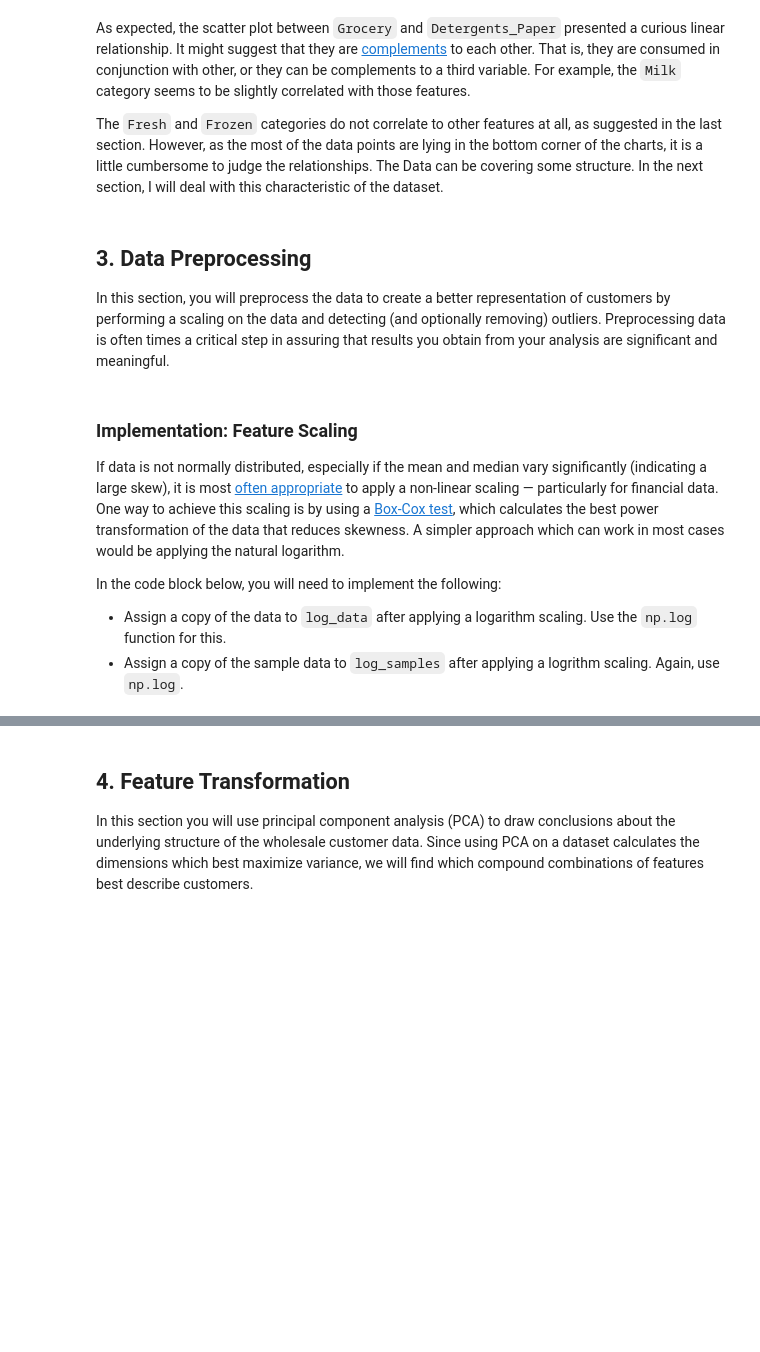
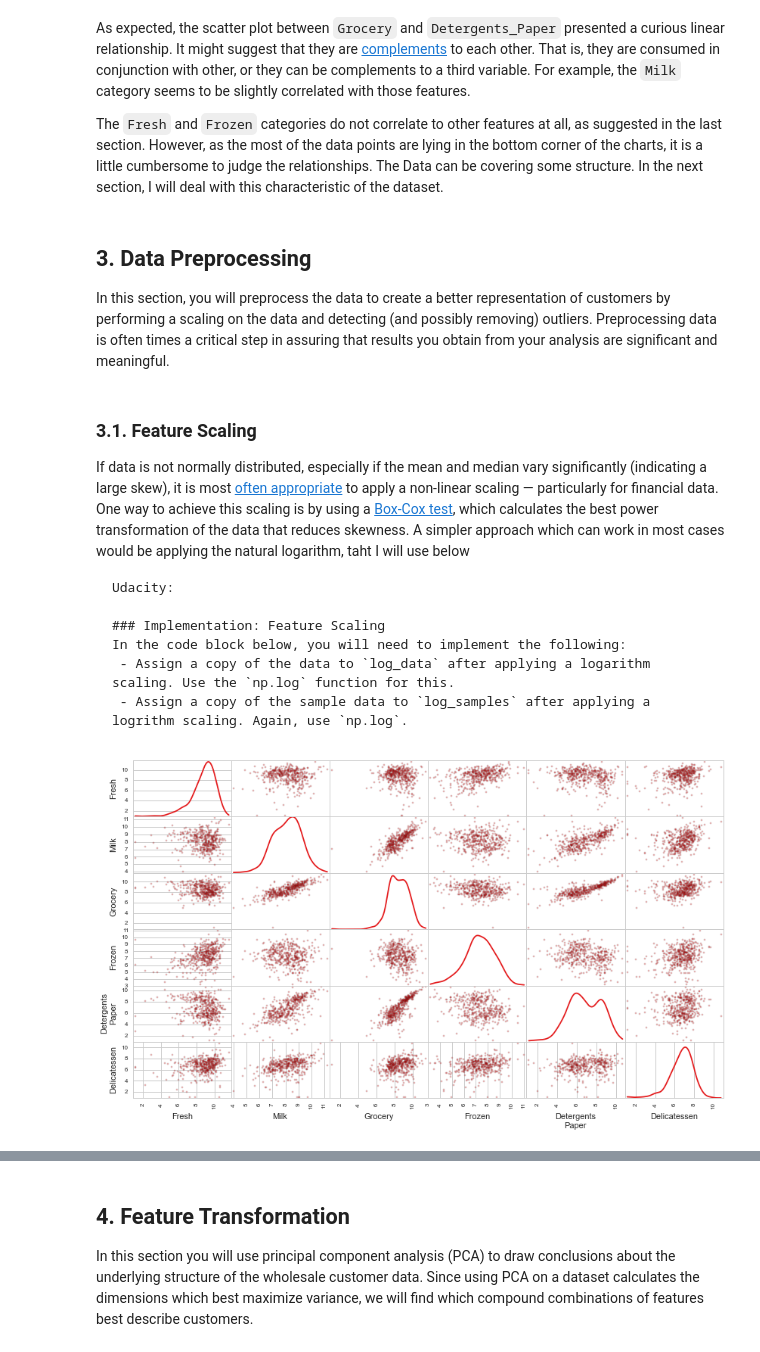
Before and after one commit to ucaiado/Customer_Segments, a Jupyter notebook: customer_segments.ipynb, the cells around one changed output, grey strips where cells are left out. Drawn from its saved outputs; the diff is of its cells as text; code cells hidden in the pictures; blank space fills up the shorter version.

Commit message:
write about feature scaling and start to handle outliers

````diff
--- a/customer_segments.ipynb
+++ b/customer_segments.ipynb
@@ -265,21 +265,30 @@ As expected, the scatter plot between `Grocery` and `Detergents_Paper` presented
 The `Fresh` and `Frozen` categories do not correlate to other features at all, as suggested in the last section. However, as the most of the data points are lying in the bottom corner of the charts, it is a little cumbersome to judge the relationships. The Data can be covering some structure. In the next section, I will deal with this characteristic of the dataset.
 # %% [markdown]
 ## 3. Data Preprocessing
-In this section, you will preprocess the data to create a better representation of customers by performing a scaling on the data and detecting (and optionally removing) outliers. Preprocessing data is often times a critical step in assuring that results you obtain from your analysis are significant and meaningful.
+In this section, you will preprocess the data to create a better representation of customers by performing a scaling on the data and detecting (and possibly removing) outliers. Preprocessing data is often times a critical step in assuring that results you obtain from your analysis are significant and meaningful.
 # %% [markdown]
+### 3.1. Feature Scaling
+
+If data is not normally distributed, especially if the mean and median vary significantly (indicating a large skew), it is most [often appropriate](http://econbrowser.com/archives/2014/02/use-of-logarithms-in-economics) to apply a non-linear scaling — particularly for financial data. One way to achieve this scaling is by using a [Box-Cox test](http://scipy.github.io/devdocs/generated/scipy.stats.boxcox.html), which calculates the best power transformation of the data that reduces skewness. A simpler approach which can work in most cases would be applying the natural logarithm, taht I will use below
+
+```
+Udacity:
+
 ### Implementation: Feature Scaling
-If data is not normally distributed, especially if the mean and median vary significantly (indicating a large skew), it is most [often appropriate](http://econbrowser.com/archives/2014/02/use-of-logarithms-in-economics) to apply a non-linear scaling — particularly for financial data. One way to achieve this scaling is by using a [Box-Cox test](http://scipy.github.io/devdocs/generated/scipy.stats.boxcox.html), which calculates the best power transformation of the data that reduces skewness. A simpler approach which can work in most cases would be applying the natural logarithm.
-
 In the code block below, you will need to implement the following:
  - Assign a copy of the data to `log_data` after applying a logarithm scaling. Use the `np.log` function for this.
  - Assign a copy of the sample data to `log_samples` after applying a logrithm scaling. Again, use `np.log`.
+ ```
 # %%
 # TODO: Scale the data using the natural logarithm
-log_data = None
+log_data = np.log(data.copy())
+log_data2 = np.log(data2.copy())
 
 # TODO: Scale the sample data using the natural logarithm
-log_samples = None
+log_samples = np.log(samples.copy())
 
 # Produce a scatter matrix for each pair of newly-transformed features
-pd.scatter_matrix(log_data, alpha = 0.3, figsize = (14,8), diagonal = 'kde');
+pd.scatter_matrix(log_data2, alpha = 0.3, figsize = (14,8), diagonal = 'kde');
+# %% [output]
+[figure, added]
 # %% [markdown]
````
Also changed, not shown: parts of 10 cells of this notebook, 1 other file.
